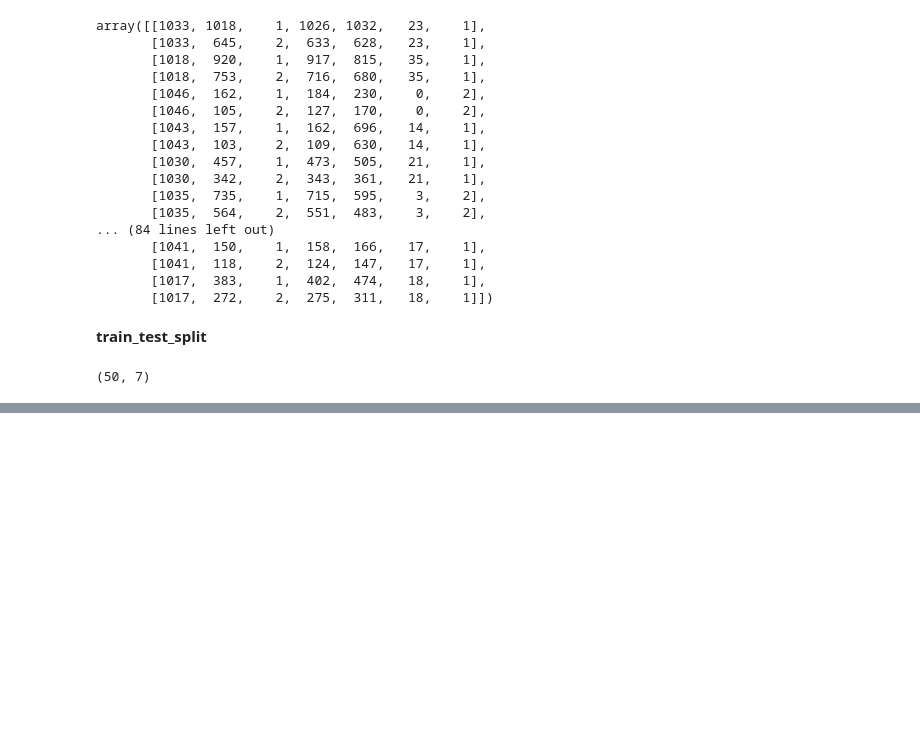
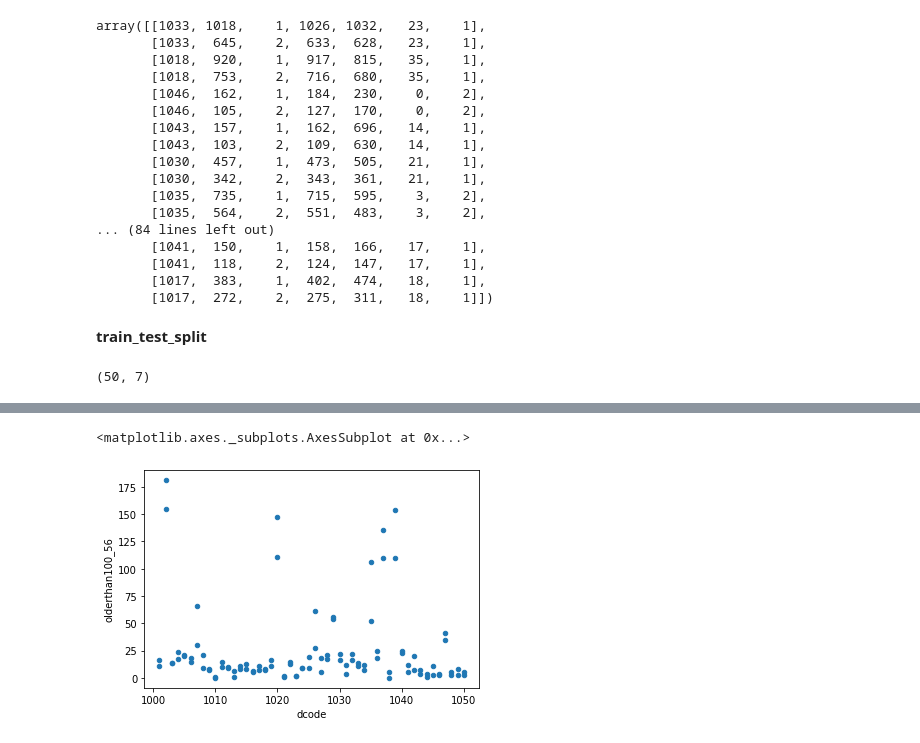
Before and after one commit to nualpair/DWDM21, a Jupyter notebook: FinalProject2.ipynb, the cells around one changed output, grey strips where cells are left out. Saved outputs shown, nothing was run; the diff lists cells and outputs as text; code cells hidden in the pictures; blank space fills up the shorter version.

```diff
--- a/FinalProject2.ipynb
+++ b/FinalProject2.ipynb
@@ -424,0 +492,3 @@ X_train.shape #เช็คว่าข้อมูลลดมาเหลื
+# %%
+all_X_visua = all_X[['dcode','sex','olderthan100_56','olderthan100_57','olderthan100_59','over100_56','over100_57','over100_59']]
+all_X_visua
@@ -424,0 +509,7 @@ X_train.shape #เช็คว่าข้อมูลลดมาเหลื
+# %%
+all_X_visua.plot.scatter('dcode','olderthan100_56')
+#จากกราฟ ในเขตต่างๆ เเสดงให้เห็นว่าคนที่มีอายุมากกว่า 100 ส่วนมากมีการกระจายตัวอยู่ต่ำ ประมาณ เฉลี่ย 0-25 คน เเละส่วนน้อยที่มากกว่า 25 คน ในปี 56
+#สรุปได้ว่า ใน ปี56 คนที่อยู่ในเขตต่างๆ ที่มีค่า olderthan100_56 มีค่าเกิน 12 นั้นมีจำนวนคนที่อายุมากกว่า 100 ในเขตนั้น มีจำนวนมาก
+# %% [output]
+<matplotlib.axes._subplots.AxesSubplot at 0x...>
+[figure, added]
```
Also changed, not shown: parts of 22 cells of this notebook.
